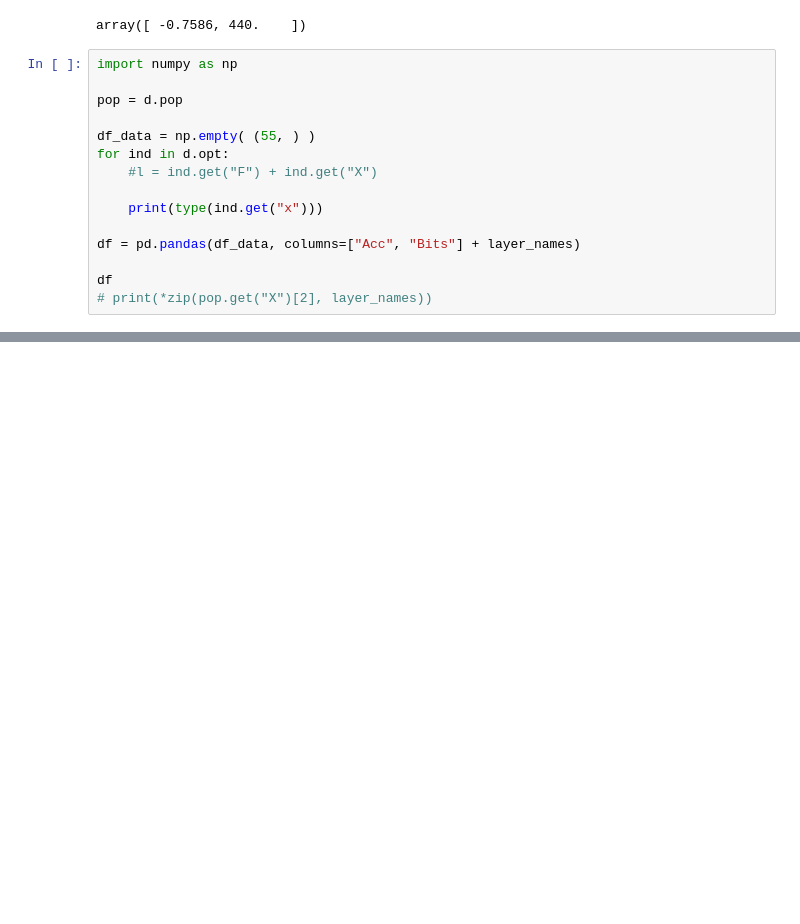
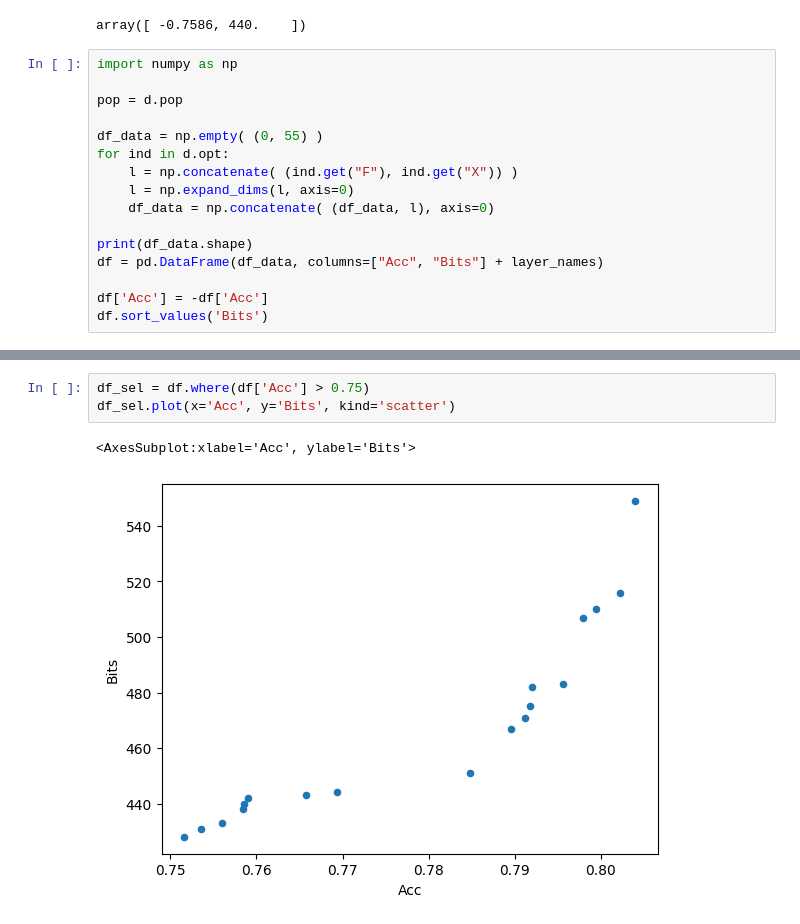
Before and after one commit to itiv-kit/dnn-model-exploration, a Jupyter notebook: simple_resnet/data_analysis.ipynb, the cells around one changed output, grey strips where cells are left out. Cells and saved outputs as stored; diff of their text form; blank space fills up the shorter version.

```diff
--- a/simple_resnet/data_analysis.ipynb
+++ b/simple_resnet/data_analysis.ipynb
@@ -38,14 +38,15 @@ import numpy as np
 
 pop = d.pop
 
-df_data = np.empty( (55, ) )
+df_data = np.empty( (0, 55) )
 for ind in d.opt:
-    #l = ind.get("F") + ind.get("X")
+    l = np.concatenate( (ind.get("F"), ind.get("X")) )
+    l = np.expand_dims(l, axis=0)
+    df_data = np.concatenate( (df_data, l), axis=0)
 
-    print(type(ind.get("x")))
+print(df_data.shape)
+df = pd.DataFrame(df_data, columns=["Acc", "Bits"] + layer_names)
 
-df = pd.pandas(df_data, columns=["Acc", "Bits"] + layer_names)
-
-df
-# print(*zip(pop.get("X")[2], layer_names))
+df['Acc'] = -df['Acc']
+df.sort_values('Bits')
 # %% [output]
@@ -52,0 +72,6 @@ TypeError: array() missing required argument 'object' (pos 0)
+# %%
+df_sel = df.where(df['Acc'] > 0.75)
+df_sel.plot(x='Acc', y='Bits', kind='scatter')
+# %% [output]
+<AxesSubplot:xlabel='Acc', ylabel='Bits'>
+[figure, added]
```
Also changed, not shown: parts of 2 cells of this notebook, 2 other files.
